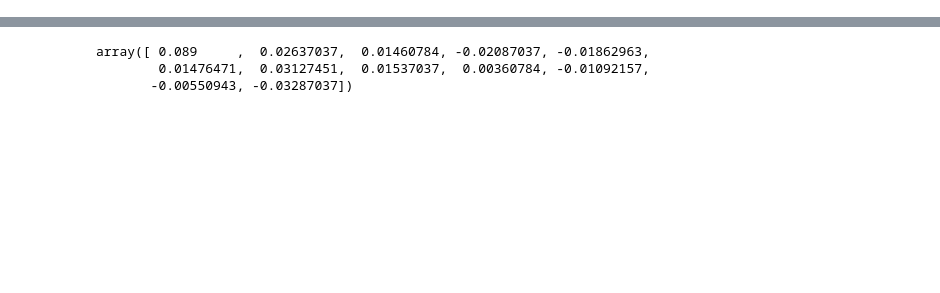
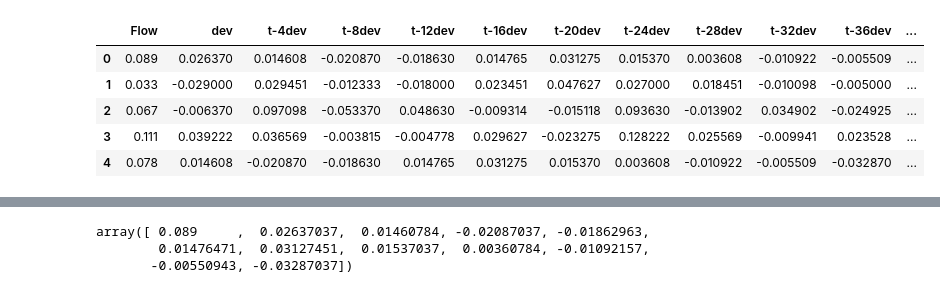
Before and after one commit to dicksonl/yorkshirewaterdatadive, a Jupyter notebook: KerasImp.ipynb, the cells around one changed output, grey strips where cells are left out. Saved outputs shown, nothing was run; the diff lists cells and outputs as text; code cells hidden in the pictures; blank space fills up the shorter version.

```diff
--- a/KerasImp.ipynb
+++ b/KerasImp.ipynb
@@ -1,20 +1,30 @@
 # %%
 import pandas as pd
 import numpy as np
 import matplotlib.pyplot as plt
 from keras.models import Sequential
 from keras.layers import Dense, Activation, Dropout
 from keras.wrappers.scikit_learn import KerasRegressor
 from sklearn.cross_validation import cross_val_score
 from keras import backend as K
 
-K.tensorflow_backend._get_available_gpus()
+df = pd.read_pickle("./trainingSet")
+df = df.drop(columns=['DMA'])
 
-dfTrain = pd.read_pickle("./trainingSet")
-dfTrain = dfTrain.drop(columns=['DMA'])
+dfTrain = pd.read_csv("./NewTrainSet")
+dfTrain = dfTrain.drop(columns=['DMA', 'Unnamed: 0'])
 
-dfTest = pd.read_pickle("./trainingSet")
-dfTest = dfTest.drop(columns=['DMA'])
+dfTest = pd.read_csv("./NewTestSet")
+dfTest = dfTest.drop(columns=['DMA', 'Unnamed: 0'])
+
+dfTrain.head()
+# %% [output]
+|  | Flow | dev | t-4dev | t-8dev | t-12dev | t-16dev | t-20dev | t-24dev | t-28dev | t-32dev | t-36dev | ... |
+| 0 | 0.089 | 0.026370 | 0.014608 | -0.020870 | -0.018630 | 0.014765 | 0.031275 | 0.015370 | 0.003608 | -0.010922 | -0.005509 | ... |
+| 1 | 0.033 | -0.029000 | 0.029451 | -0.012333 | -0.018000 | 0.023451 | 0.047627 | 0.027000 | 0.018451 | -0.010098 | -0.005000 | ... |
+| 2 | 0.067 | -0.006370 | 0.097098 | -0.053370 | 0.048630 | -0.009314 | -0.015118 | 0.093630 | -0.013902 | 0.034902 | -0.024925 | ... |
+| 3 | 0.111 | 0.039222 | 0.036569 | -0.003815 | -0.004778 | 0.029627 | -0.023275 | 0.128222 | 0.025569 | -0.009941 | 0.023528 | ... |
+| 4 | 0.078 | 0.014608 | -0.020870 | -0.018630 | 0.014765 | 0.031275 | 0.015370 | 0.003608 | -0.010922 | -0.005509 | -0.032870 | ... |
 # %%
 def df_to_numpy_array(df):
     num_columns = list(df.select_dtypes(include=['float64', 'int64']).columns.values)
```
Also changed, not shown: parts of 6 cells of this notebook, 1 other file.
